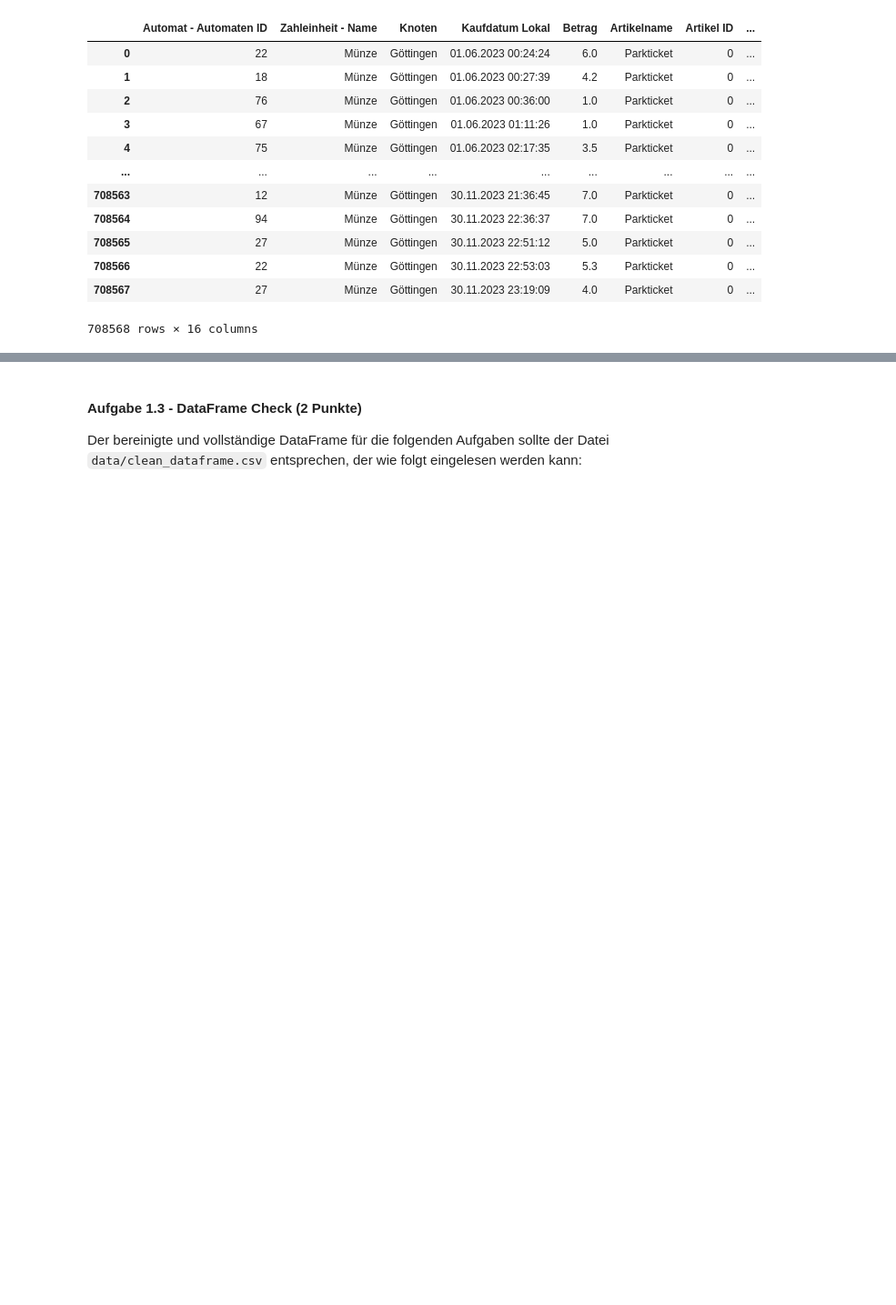
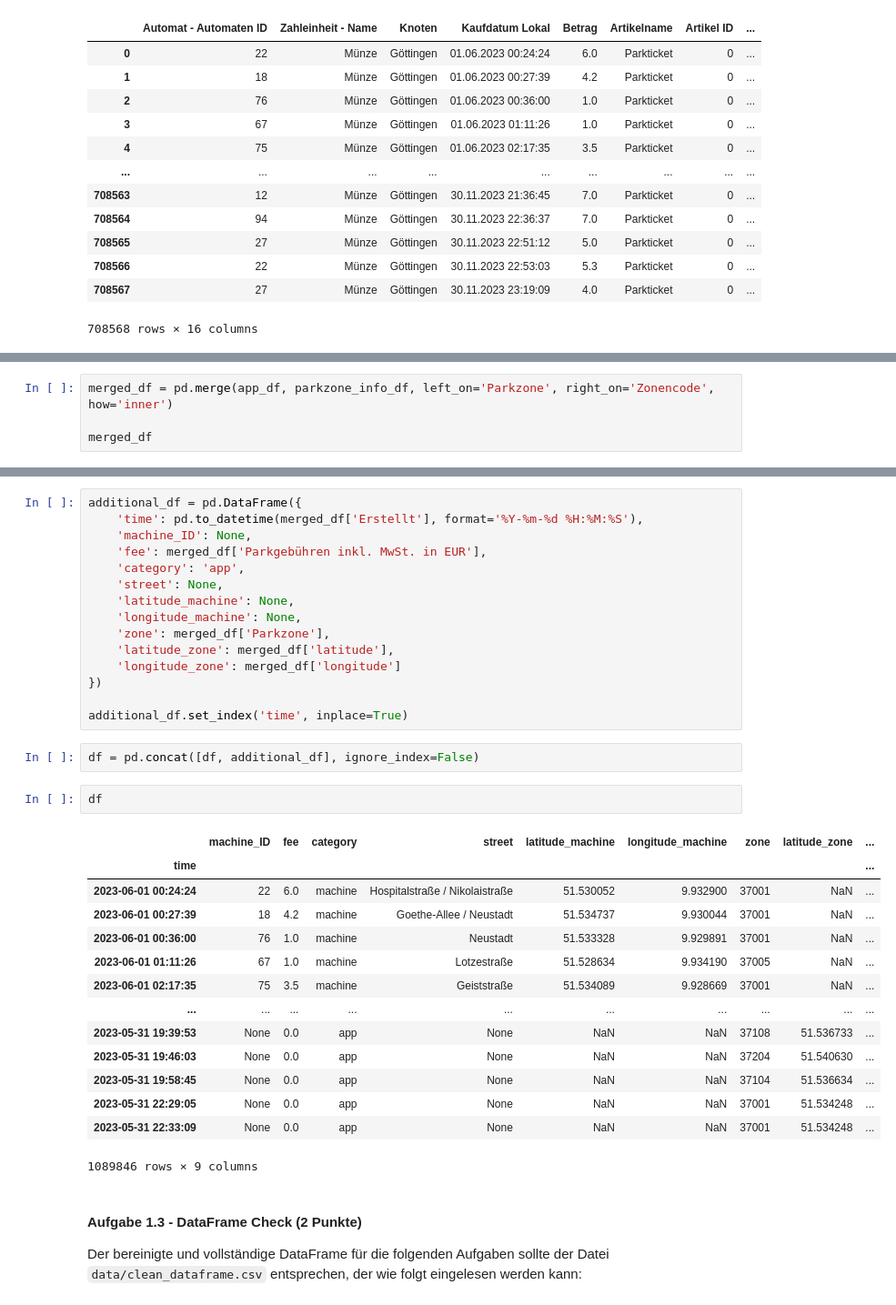
Before and after one commit to dfgsteam/data-science_basics, a Jupyter notebook: exam/exam_de.ipynb, the cells around one changed output, grey strips where cells are left out. Shown at 91% size. Drawn from its saved outputs; the diff is of its cells as text; blank space fills up the shorter version.

```diff
--- a/exam/exam_de.ipynb
+++ b/exam/exam_de.ipynb
@@ -314,0 +338,4 @@ automaten_df
+# %%
+merged_df = pd.merge(app_df, parkzone_info_df, left_on='Parkzone', right_on='Zonencode', how='inner')
+
+merged_df
@@ -315,3 +356,37 @@ automaten_df
+# %%
+additional_df = pd.DataFrame({
+    'time': pd.to_datetime(merged_df['Erstellt'], format='%Y-%m-%d %H:%M:%S'),
+    'machine_ID': None,
+    'fee': merged_df['Parkgebühren inkl. MwSt. in EUR'],
+    'category': 'app',
+    'street': None,
+    'latitude_machine': None,
+    'longitude_machine': None,
+    'zone': merged_df['Parkzone'],
+    'latitude_zone': merged_df['latitude'],
+    'longitude_zone': merged_df['longitude']
+})
+
+additional_df.set_index('time', inplace=True)
+# %%
+df = pd.concat([df, additional_df], ignore_index=False)
+# %%
+df
+# %% [output]
+|  | machine_ID | fee | category | street | latitude_machine | longitude_machine | zone | latitude_zone | ... |
+| time |  |  |  |  |  |  |  |  | ... |
+| 2023-06-01 00:24:24 | 22 | 6.0 | machine | Hospitalstraße / Nikolaistraße | 51.530052 | 9.932900 | 37001 | NaN | ... |
+| 2023-06-01 00:27:39 | 18 | 4.2 | machine | Goethe-Allee / Neustadt | 51.534737 | 9.930044 | 37001 | NaN | ... |
+| 2023-06-01 00:36:00 | 76 | 1.0 | machine | Neustadt | 51.533328 | 9.929891 | 37001 | NaN | ... |
+| 2023-06-01 01:11:26 | 67 | 1.0 | machine | Lotzestraße | 51.528634 | 9.934190 | 37005 | NaN | ... |
+| 2023-06-01 02:17:35 | 75 | 3.5 | machine | Geiststraße | 51.534089 | 9.928669 | 37001 | NaN | ... |
+| ... | ... | ... | ... | ... | ... | ... | ... | ... | ... |
+| 2023-05-31 19:39:53 | None | 0.0 | app | None | NaN | NaN | 37108 | 51.536733 | ... |
+| 2023-05-31 19:46:03 | None | 0.0 | app | None | NaN | NaN | 37204 | 51.540630 | ... |
+| 2023-05-31 19:58:45 | None | 0.0 | app | None | NaN | NaN | 37104 | 51.536634 | ... |
+| 2023-05-31 22:29:05 | None | 0.0 | app | None | NaN | NaN | 37001 | 51.534248 | ... |
+| 2023-05-31 22:33:09 | None | 0.0 | app | None | NaN | NaN | 37001 | 51.534248 | ... |
+1089846 rows × 9 columns
 # %% [markdown]
 #### Aufgabe 1.3 - DataFrame Check (2 Punkte)
 Der bereinigte und vollständige DataFrame für die folgenden Aufgaben sollte der Datei `data/clean_dataframe.csv` entsprechen, der wie folgt eingelesen werden kann:
```
Also changed, not shown: parts of 21 cells of this notebook, 3 other files.
